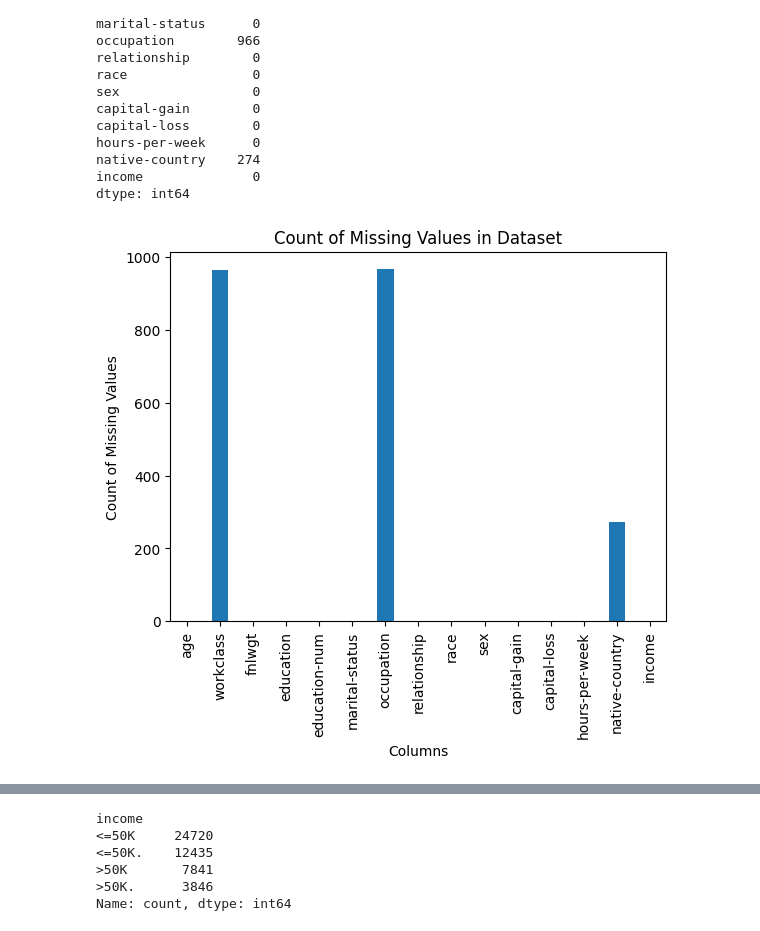
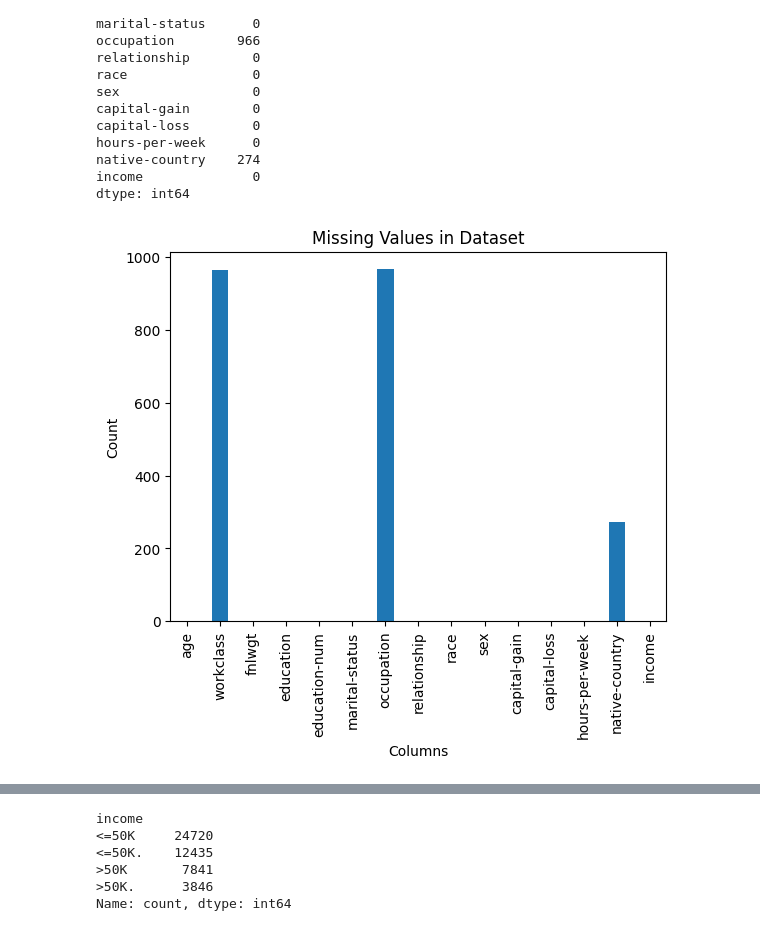
Before and after one commit to chulanshammi/MachineLearning-CW, a Jupyter notebook: ml.ipynb, the cells around one changed output, grey strips where cells are left out. Drawn from its saved outputs; the diff is of its cells as text; code cells hidden in the pictures.

```diff
--- a/ml.ipynb
+++ b/ml.ipynb
@@ -78,8 +73,8 @@ df.head()
 | 3 | 53 | Private | 234721 | 11th | 7 | Married-civ-spouse | Handlers-cleaners | Husband | ... |
 | 4 | 28 | Private | 338409 | Bachelors | 13 | Married-civ-spouse | Prof-specialty | Wife | ... |
 # %%
-missing_values_count = df.isnull().sum()
-missing_values_count
+missing_values = df.isnull().sum()
+missing_values
 # %% [output]
 age                 0
 workclass         963
@@ -100,8 +97,8 @@ dtype: int64
 # %%
-missing_values_count.plot(kind='bar')
+missing_values.plot(kind='bar')
 plt.xlabel('Columns')
-plt.ylabel('Count of Missing Values')
-plt.title('Count of Missing Values in Dataset')
+plt.ylabel('Count')
+plt.title('Missing Values in Dataset')
 plt.show()
 # %% [output]
-[figure, old version]
+[figure, new version]
```
Also changed, not shown: parts of 39 cells of this notebook.
